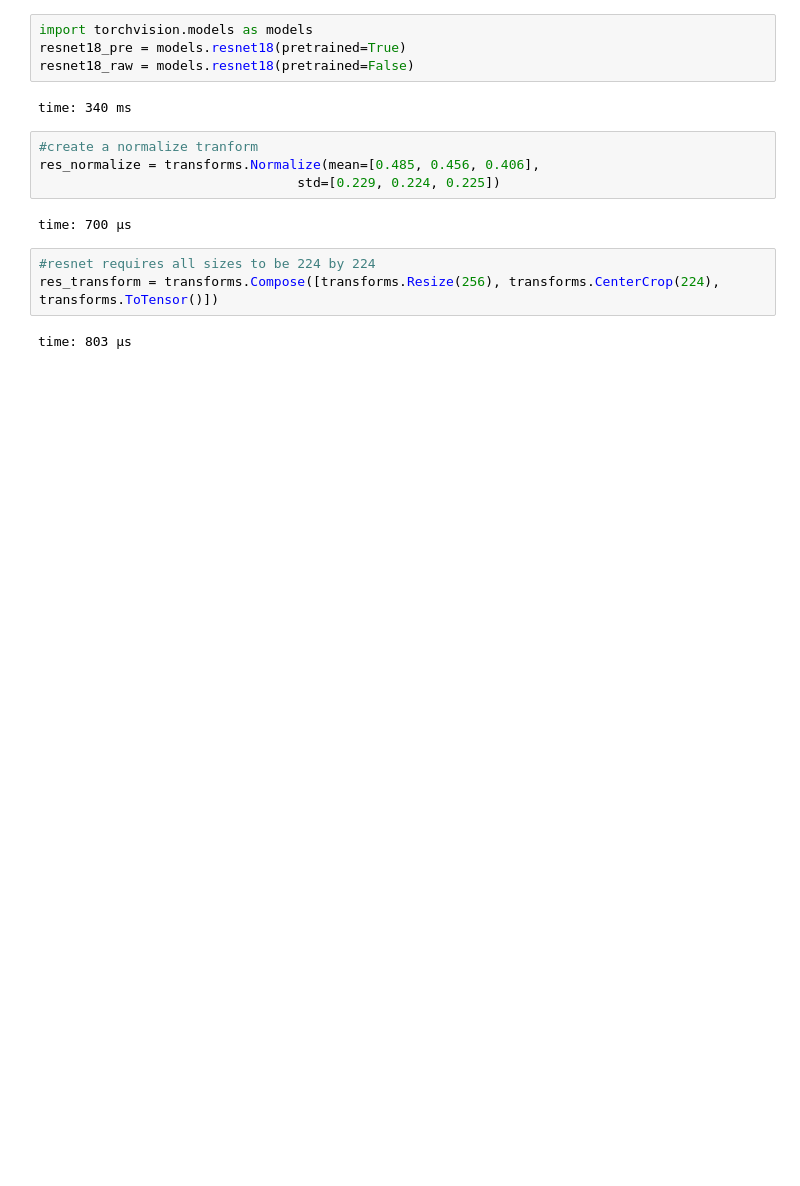
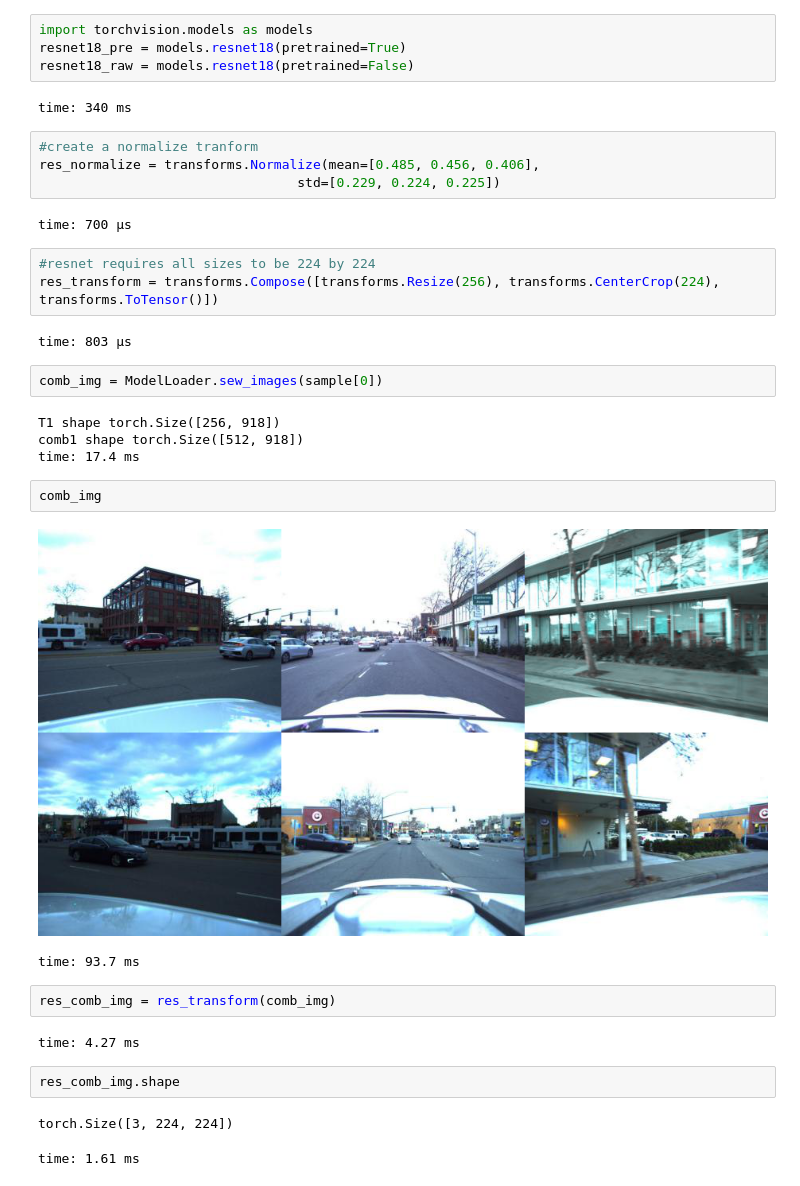
Before and after one commit to bwolfson2/dl2020, a Jupyter notebook: CP_notebook.ipynb, the cells around one changed output. Saved outputs shown, nothing was run; the diff lists cells and outputs as text; blank space fills up the shorter version.

```diff
--- a/CP_notebook.ipynb
+++ b/CP_notebook.ipynb
@@ -155,3 +171,23 @@ time: 700 µs
 res_transform = transforms.Compose([transforms.Resize(256), transforms.CenterCrop(224), transforms.ToTensor()])
 # %% [output]
 time: 803 µs
+# %%
+comb_img = ModelLoader.sew_images(sample[0])
+# %% [output]
+T1 shape torch.Size([256, 918])
+comb1 shape torch.Size([512, 918])
+time: 17.4 ms
+# %%
+comb_img
+# %% [output]
+[figure, added]
+time: 93.7 ms
+# %%
+res_comb_img = res_transform(comb_img)
+# %% [output]
+time: 4.27 ms
+# %%
+res_comb_img.shape
+# %% [output]
+torch.Size([3, 224, 224])
+time: 1.61 ms
```
Also changed, not shown: parts of 6 cells of this notebook, 2 other files.
